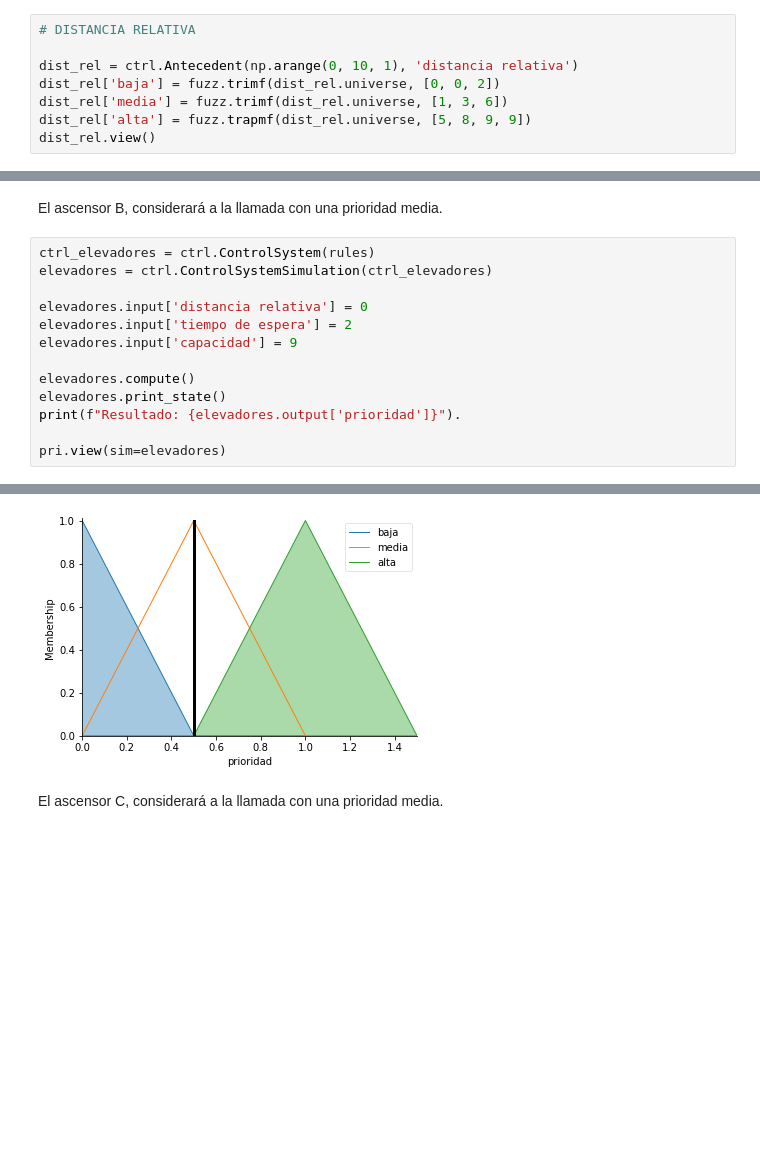
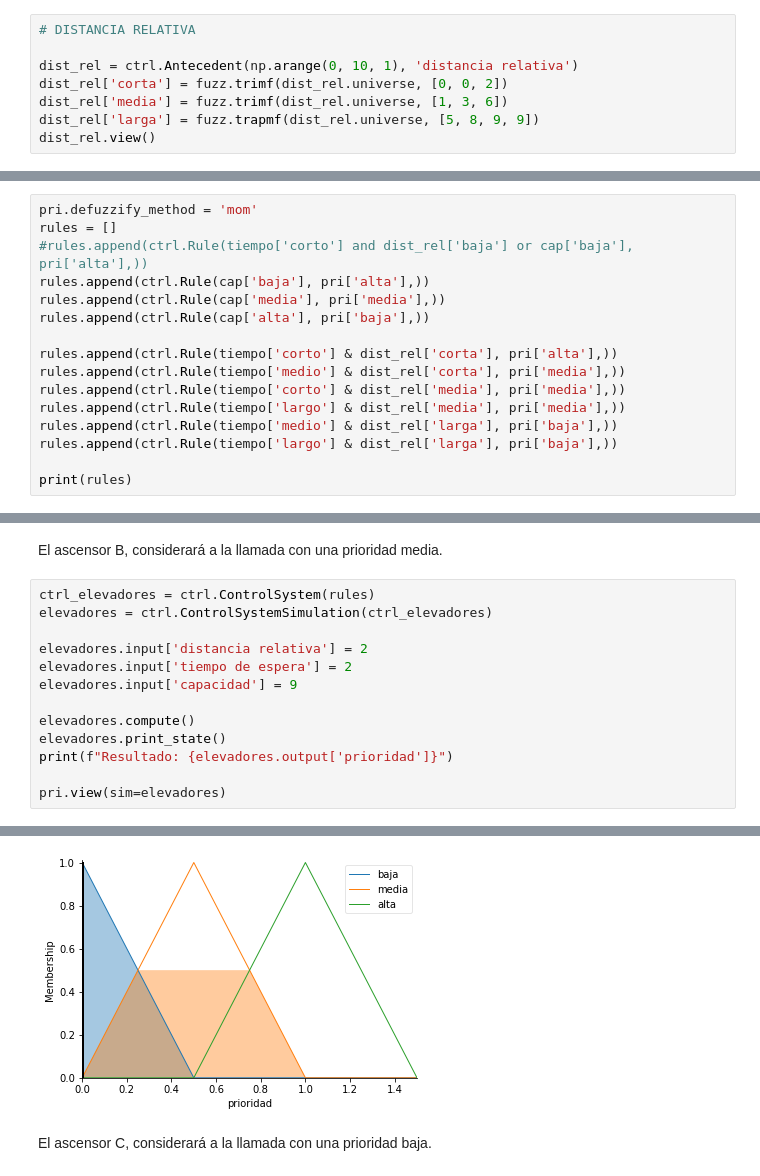
Before and after one commit to estebanarivasv/IA-2021, a Jupyter notebook: tp2/Ejercicio2.ipynb, the cells around one changed output, grey strips where cells are left out. Drawn from its saved outputs; the diff is of its cells as text; blank space fills up the shorter version.

```diff
--- a/tp2/Ejercicio2.ipynb
+++ b/tp2/Ejercicio2.ipynb
@@ -99,8 +99,8 @@ Definimos el dominio y el nombre de cada uno de los antecedentes
 # DISTANCIA RELATIVA
 
 dist_rel = ctrl.Antecedent(np.arange(0, 10, 1), 'distancia relativa')
-dist_rel['baja'] = fuzz.trimf(dist_rel.universe, [0, 0, 2])
+dist_rel['corta'] = fuzz.trimf(dist_rel.universe, [0, 0, 2])
 dist_rel['media'] = fuzz.trimf(dist_rel.universe, [1, 3, 6])
-dist_rel['alta'] = fuzz.trapmf(dist_rel.universe, [5, 8, 9, 9])
+dist_rel['larga'] = fuzz.trapmf(dist_rel.universe, [5, 8, 9, 9])
 dist_rel.view()
 # %% [output]
@@ -158,0 +143,16 @@ print(rules)
+# %%
+pri.defuzzify_method = 'mom'
+rules = []
+#rules.append(ctrl.Rule(tiempo['corto'] and dist_rel['baja'] or cap['baja'], pri['alta'],))
+rules.append(ctrl.Rule(cap['baja'], pri['alta'],))
+rules.append(ctrl.Rule(cap['media'], pri['media'],))
+rules.append(ctrl.Rule(cap['alta'], pri['baja'],))
+
+rules.append(ctrl.Rule(tiempo['corto'] & dist_rel['corta'], pri['alta'],))
+rules.append(ctrl.Rule(tiempo['medio'] & dist_rel['corta'], pri['media'],))
+rules.append(ctrl.Rule(tiempo['corto'] & dist_rel['media'], pri['media'],))
+rules.append(ctrl.Rule(tiempo['largo'] & dist_rel['media'], pri['media'],))
+rules.append(ctrl.Rule(tiempo['medio'] & dist_rel['larga'], pri['baja'],))
+rules.append(ctrl.Rule(tiempo['largo'] & dist_rel['larga'], pri['baja'],))
+
+print(rules)
@@ -248,13 +285,13 @@ El ascensor B, considerará a la llamada con una prioridad media.
 ctrl_elevadores = ctrl.ControlSystem(rules)
 elevadores = ctrl.ControlSystemSimulation(ctrl_elevadores)
 
-elevadores.input['distancia relativa'] = 0
+elevadores.input['distancia relativa'] = 2
 elevadores.input['tiempo de espera'] = 2
 elevadores.input['capacidad'] = 9
 
 elevadores.compute()
 elevadores.print_state()
-print(f"Resultado: {elevadores.output['prioridad']}").
+print(f"Resultado: {elevadores.output['prioridad']}")
 
 pri.view(sim=elevadores)
 # %% [output]
@@ -278,3 +315,3 @@ Resultado: 0.5
-[figure, old version]
+[figure, new version]
 # %% [markdown]
-El ascensor C, considerará a la llamada con una prioridad media.
+El ascensor C, considerará a la llamada con una prioridad baja.
```
Also changed, not shown: parts of 7 cells of this notebook.
